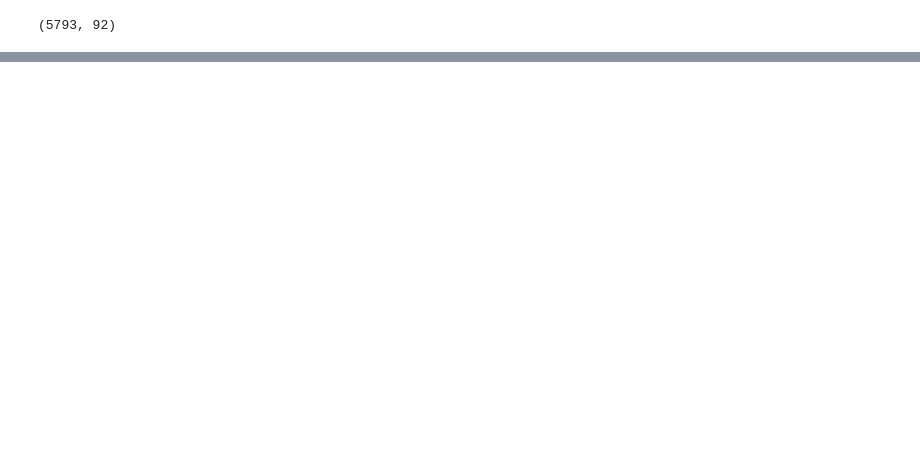
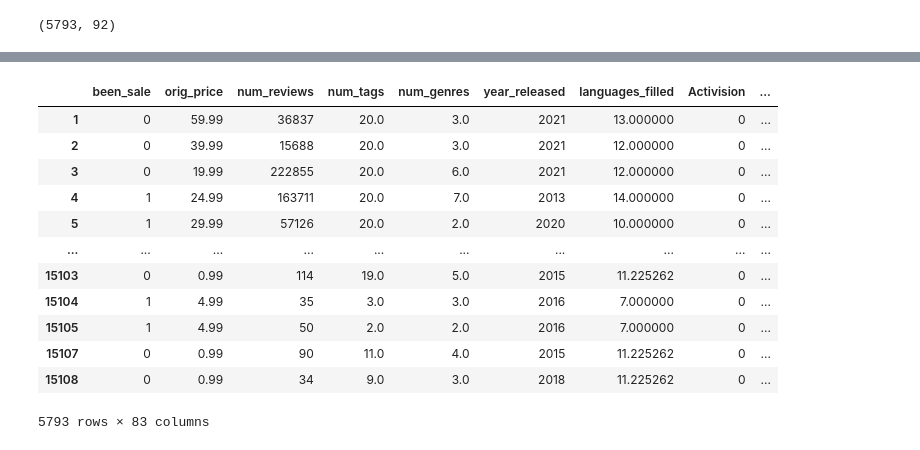
Before and after one commit to MichaelHarnett/Regression_Metis, a Jupyter notebook: final_df_editing.ipynb, the cells around one changed output, grey strips where cells are left out. Cells and saved outputs as stored; diff of their text form; code cells hidden in the pictures; blank space fills up the shorter version.

```diff
--- a/final_df_editing.ipynb
+++ b/final_df_editing.ipynb
@@ -478,0 +509,20 @@ memory usage: 3.7+ MB
+# %%
+modeldf = reviewsdf.drop(columns =[ 'title', 'link', 'release_date', 'review_rating',
+                                  'num_languages', 'tags', 'genres','publisher',
+                                  'top_pubs'])
+# %%
+modeldf
+# %% [output]
+|  | been_sale | orig_price | num_reviews | num_tags | num_genres | year_released | languages_filled | Activision | ... |
+| 1 | 0 | 59.99 | 36837 | 20.0 | 3.0 | 2021 | 13.000000 | 0 | ... |
+| 2 | 0 | 39.99 | 15688 | 20.0 | 3.0 | 2021 | 12.000000 | 0 | ... |
+| 3 | 0 | 19.99 | 222855 | 20.0 | 6.0 | 2021 | 12.000000 | 0 | ... |
+| 4 | 1 | 24.99 | 163711 | 20.0 | 7.0 | 2013 | 14.000000 | 0 | ... |
+| 5 | 1 | 29.99 | 57126 | 20.0 | 2.0 | 2020 | 10.000000 | 0 | ... |
+| ... | ... | ... | ... | ... | ... | ... | ... | ... | ... |
+| 15103 | 0 | 0.99 | 114 | 19.0 | 5.0 | 2015 | 11.225262 | 0 | ... |
+| 15104 | 1 | 4.99 | 35 | 3.0 | 3.0 | 2016 | 7.000000 | 0 | ... |
+| 15105 | 1 | 4.99 | 50 | 2.0 | 2.0 | 2016 | 7.000000 | 0 | ... |
+| 15107 | 0 | 0.99 | 90 | 11.0 | 4.0 | 2015 | 11.225262 | 0 | ... |
+| 15108 | 0 | 0.99 | 34 | 9.0 | 3.0 | 2018 | 11.225262 | 0 | ... |
+5793 rows × 83 columns
```
Also changed, not shown: parts of 22 cells of this notebook, 9 other files.
